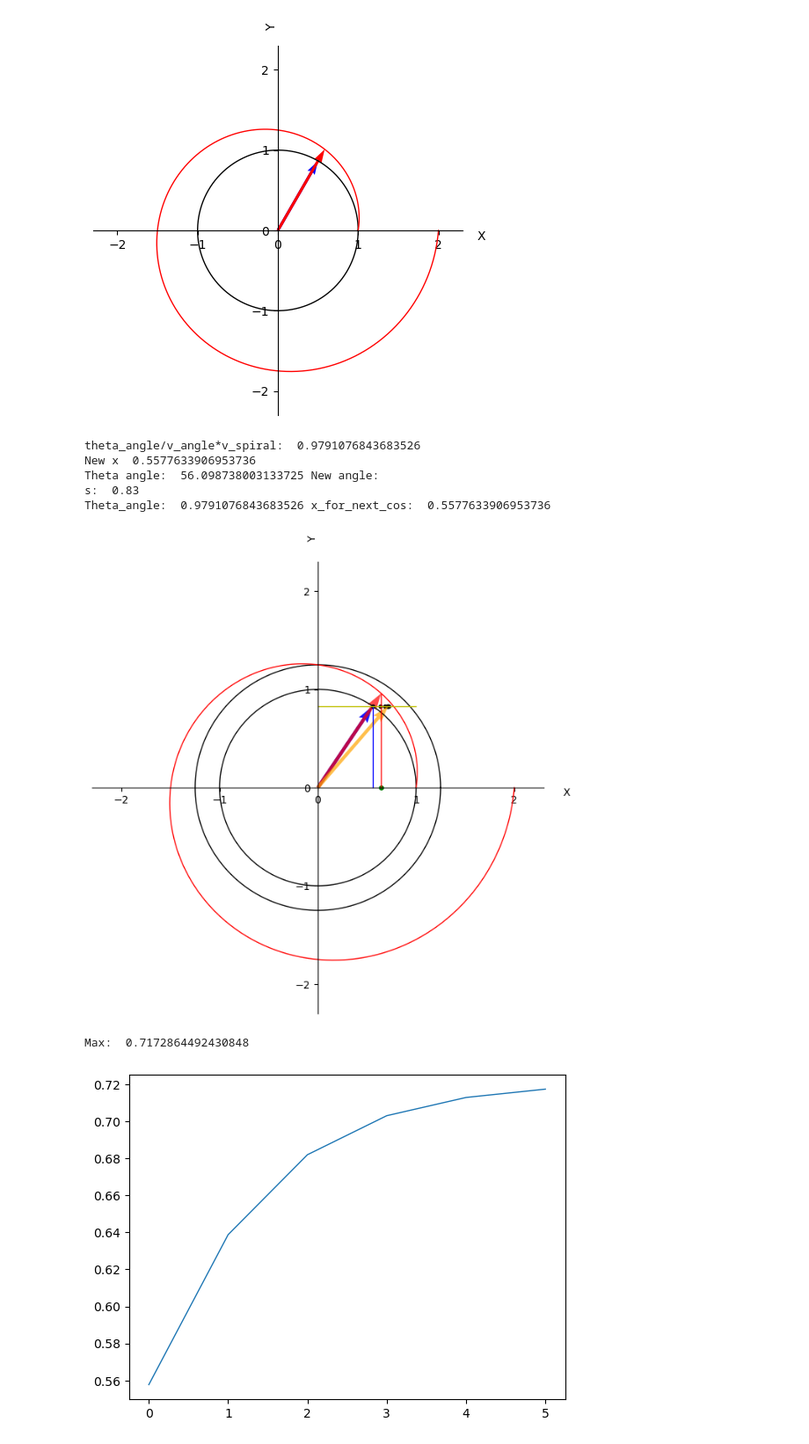
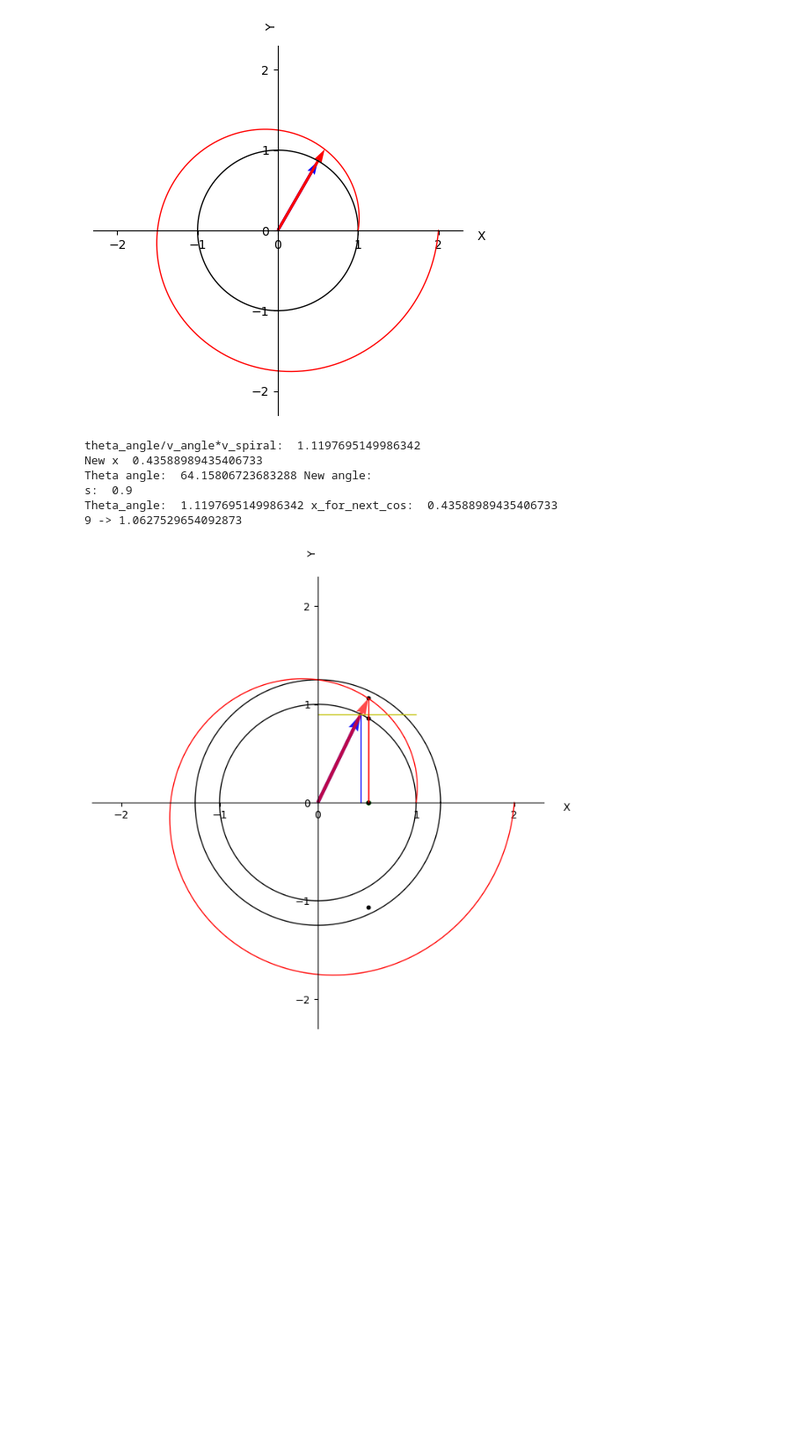
Before and after one commit to Kiril-Lazarov/Intersection-points-between-a-line-and-a-spiral, a Jupyter notebook: Intersection between a line and a spiral.ipynb, the cells around one changed output. Shown at 88% size. Drawn from its saved outputs; the diff is of its cells as text; code cells hidden in the pictures; blank space fills up the shorter version.

Commit message:
Added logic for mathematical sequence for the y coordinates given x and plot the dots

```diff
--- a/Intersection between a line and a spiral.ipynb
+++ b/Intersection between a line and a spiral.ipynb
@@ -414,23 +414,25 @@ def calc_new_x_y_and_angle(x_length,unit_vec, spiral_vector_velocity, angle_velo
 
     curr_y = np.sin(new_angle)
 
-    term = (new_angle*angle_velocity)
+    term = (new_angle/angle_velocity) * spiral_vector_velocity
 
     addition_x =np.cos(new_angle)*(term + 1)
     addition_y = np.sin(new_angle)*(term + 1)
     # print('Towa e addition')
     # print(addition_x, addition_y)
 
-    new_x = unit_vec * np.cos(new_angle)+ addition_x
-    new_y = unit_vec*np.sin(new_angle)+ addition_y
+    new_x =  addition_x
+    new_y =  addition_y
 
-    addition_vec_length = np.sqrt(new_x ** 2 + new_y **2)
+
 
     streched_vector = get_streched_unit_vector(x_length, s)
+    addition_vec_length = np.sqrt(addition_x ** 2 + addition_y **2)
     # print('Streched: ', streched_vector)
     # print('Addition: ', addition_vec_length)
 
-    vectors_diff = abs(np.sqrt(addition_x ** 2 + addition_y **2)- streched_vector)
+    vectors_diff = abs(new_y- s)
+    # print('new_y s: ',new_y,s )
     # print('vectors_diff: ', vectors_diff)
 
     true_x = x_length + vectors_diff
@@ -438,6 +440,11 @@ def calc_new_x_y_and_angle(x_length,unit_vec, spiral_vector_velocity, angle_velo
 
 
     return new_x, new_y, new_angle, curr_y,addition_vec_length, true_x, streched_vector,vectors_diff
+# %%
+def increase_y(x,y, angle_velocity):
+    angle = np.arctan(y/x)
+    spiral_y = np.sin(angle)+(angle*angle_velocity) * np.sin(angle)
+    return spiral_y
 # %%
 create_field((10,10), (-2.3,2.3), (-2.3,2.3))
 x_circle = np.cos(angles)
@@ -447,7 +454,7 @@ y_circle = np.sin(angles)
 
 angles = np.linspace(0, 2 * np.pi, 500)
 unit_vec = 1
-s = 0.83* unit_vec
+s = 0.9* unit_vec
 v_angle = 1/(2* np.pi)
 v_spiral = 1/(2*np.pi)
 theta_angle = np.arcsin(s)
@@ -535,46 +542,69 @@ print('Theta_angle: ', theta_angle, 'x_for_next_cos: ', x_for_next_cos)
 
 
 
 new_xes_math_sequence = []
 
-for i in range(6):
+for i in range(10):
     first_point_x, _, new_angle,_,addition_vec_length, true_x, \
     streched_vector_length, vectors_diff = calc_new_x_y_and_angle(x_for_next_cos, unit_vec,v_spiral, v_angle,s)
     # print(x_for_next_cos, '->', true_x, 'Vectors diff: ', vectors_diff, 'Addition_vector_len: ', addition_vec_length)
     # print('New angle: ', new_angle)
 
     # plt.plot([true_x, true_x], [0, s], color = 'red', linewidth = 1, linestyle = '-')
 
     # streched_angle = np.arccos(true_x/streched_vector_length)
     # streched_y = streched_vector_length * np.sin(streched_angle)
     new_xes_math_sequence.append(x_for_next_cos)
-    plt.scatter(x_for_next_cos, s, color = 'black', s = 10)
+    # plt.scatter(x_for_next_cos, s, color = 'black', s = 10)
 
 #     plt.quiver(0, 0, x_for_next_cos, s, angles = "xy", scale_units = "xy",
 #            scale = 1, linewidth = 0.01, color = 'y', alpha =0.7)
     x_for_next_cos = true_x
 assimptote = max(new_xes_math_sequence)
 
-plt.quiver(0, 0, assimptote, s, angles = "xy", scale_units = "xy",
-           scale = 1, linewidth = 0.01, color = 'orange', alpha =0.7)
+# plt.quiver(0, 0, assimptote, s, angles = "xy", scale_units = "xy",
+#            scale = 1, linewidth = 0.01, color = 'orange', alpha =0.7)
+
+x_point = 0.51
+
+plt.scatter(x_point, 0, color = 'black', s = 10)
+# plt.scatter(x_point,np.sqrt(1 - x_point**2) * 1.25, color = 'black', s = 10)
+
+plt.plot([x_point,x_point], [0, s],linewidth = 1, linestyle = '-', color='red' )
+plt.scatter(x_point, np.sqrt(1 - x_point**2), color = 'black', s = 10)
+y_base = np.sqrt(1 - x_point**2)
+
+count_iter = 10
+
+for i in range(count_iter):
+    if i == count_iter-1:
+        print(i, '->', y_base)
+        plt.scatter(x_point,new_y, color = 'black', s = 10)
+        plt.scatter(x_point,-new_y, color = 'black', s = 10)
+
+    new_y = increase_y(x_point,y_base, v_angle)
+
+    y_base = new_y
 
 plt.show()
 # create_field((10,10), (-1.3,1.3), (-1.3,1.3))
 # x_y_angles = np.array(x_y_angles)
 # # plt.plot(x_y_angles[:,3], x_y_angles[:,1],linewidth = 1, linestyle = '-')
 # # plt.plot(abs(x_y_angles[:,1] - x_y_angles[:,3]), x_y_angles[:,3], color = 'red', linewidth = 1, linestyle = '-')
 # plt.plot(x_y_angles[:,1],abs(x_y_angles[:,1] - x_y_angles[:,4]), color='red', linewidth = 1, linestyle = '-')
-plt.plot(range(len(new_xes_math_sequence)), new_xes_math_sequence, linewidth = 1, linestyle = '-')
+# plt.plot(range(len(new_xes_math_sequence)), new_xes_math_sequence, linewidth = 1, linestyle = '-')
 
-print('Max: ', assimptote)
-plt.show()
+
+
+
+# # print('Max: ', assimptote)
+# plt.show()
 # %% [output]
-theta_angle/v_angle*v_spiral:  0.9791076843683526
-New x  0.5577633906953736
-Theta angle:  56.098738003133725 New angle:
-s:  0.83
-Theta_angle:  0.9791076843683526 x_for_next_cos:  0.5577633906953736
+theta_angle/v_angle*v_spiral:  1.1197695149986342
+New x  0.43588989435406733
+Theta angle:  64.15806723683288 New angle:
+s:  0.9
+Theta_angle:  1.1197695149986342 x_for_next_cos:  0.43588989435406733
+9 -> 1.0627529654092873
-[figure, old version]
+[figure, new version]
-Max:  0.7172864492430848
-[figure, removed]
 # %%
```
Also changed, not shown: parts of 2 cells of this notebook.
